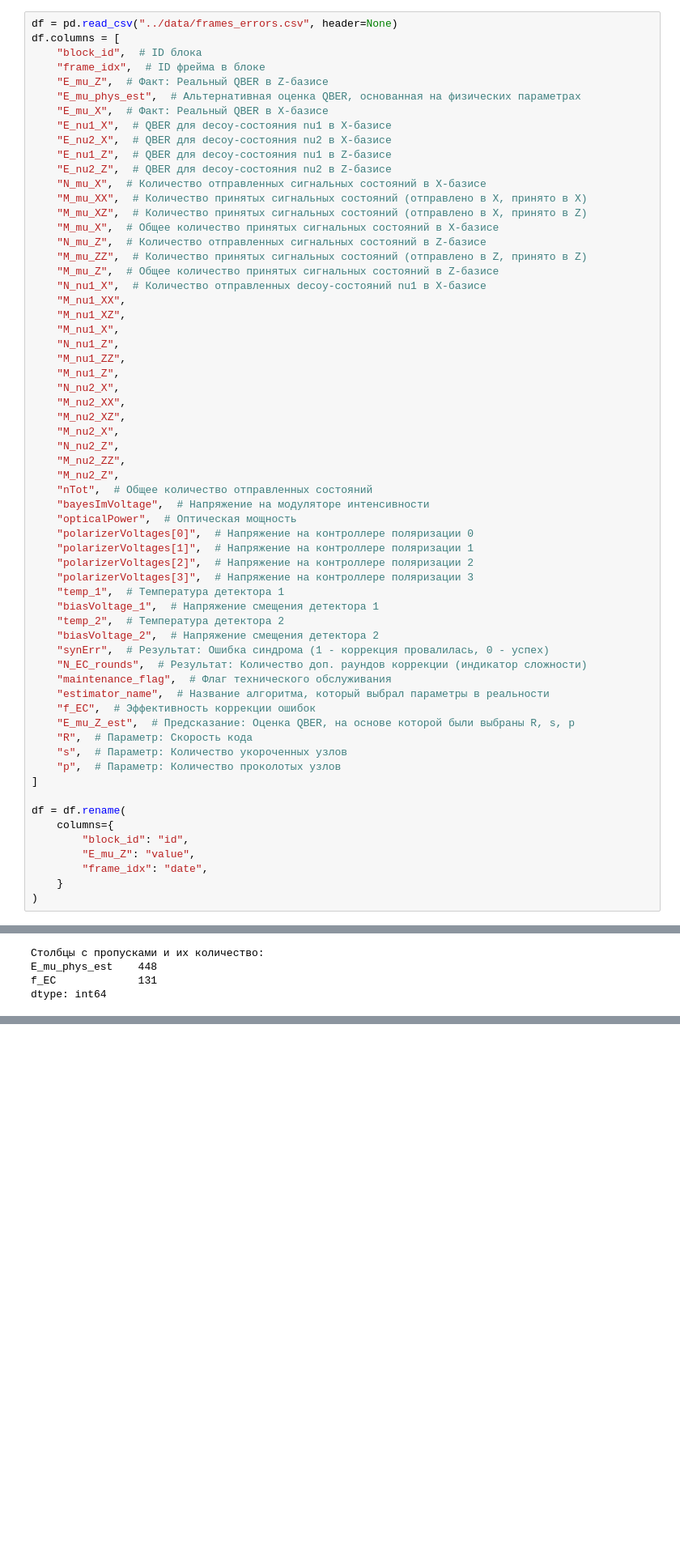
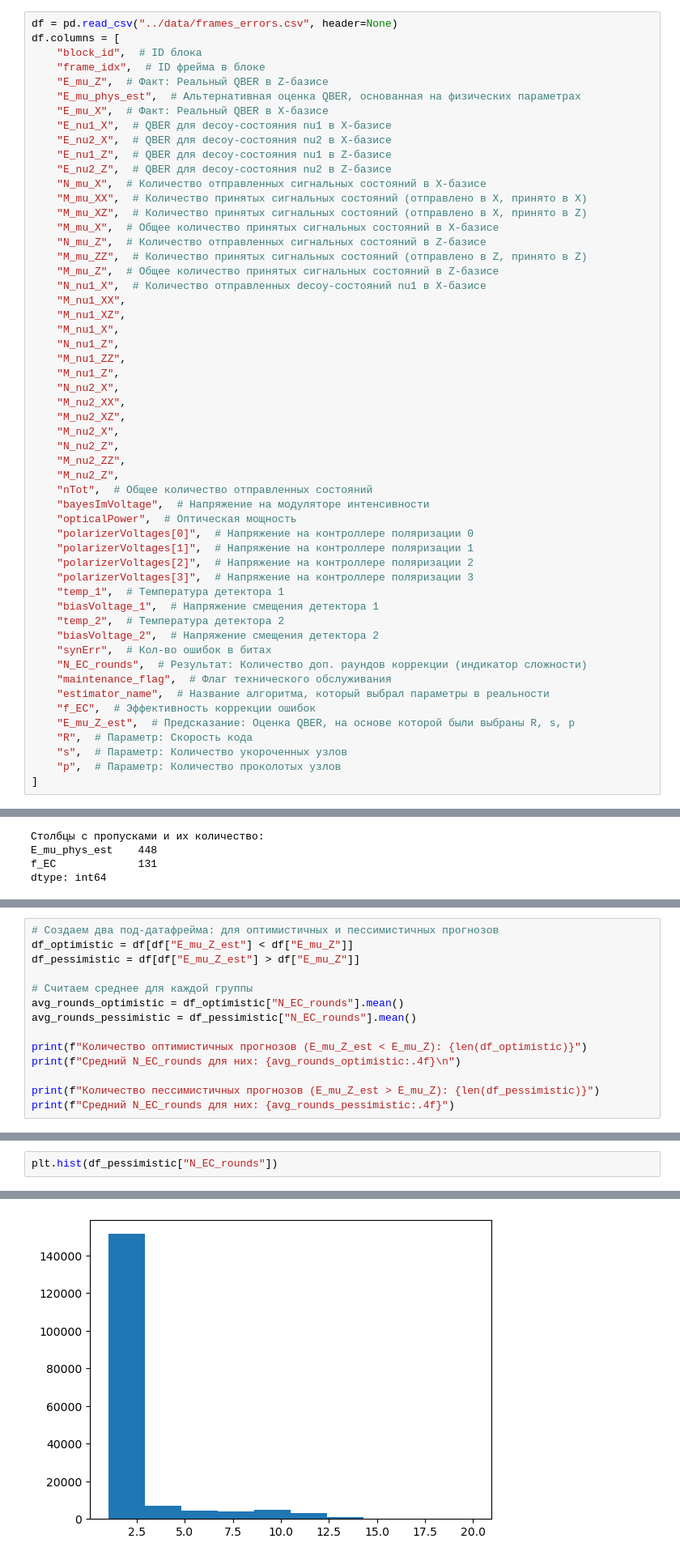
Before and after one commit to Yeetmq/AidaoPisinbl, a Jupyter notebook: yaroslav/test.ipynb, the cells around one changed output, grey strips where cells are left out. Shown at 81% size. Saved outputs shown, nothing was run; the diff lists cells and outputs as text; blank space fills up the shorter version.

```diff
--- a/yaroslav/test.ipynb
+++ b/yaroslav/test.ipynb
@@ -51,7 +51,7 @@ df.columns = [
     "biasVoltage_1",  # Напряжение смещения детектора 1
     "temp_2",  # Температура детектора 2
     "biasVoltage_2",  # Напряжение смещения детектора 2
-    "synErr",  # Результат: Ошибка синдрома (1 - коррекция провалилась, 0 - успех)
+    "synErr",  # Кол-во ошибок в битах
     "N_EC_rounds",  # Результат: Количество доп. раундов коррекции (индикатор сложности)
     "maintenance_flag",  # Флаг технического обслуживания
     "estimator_name",  # Название алгоритма, который выбрал параметры в реальности
@@ -61,14 +61,6 @@ df.columns = [
     "s",  # Параметр: Количество укороченных узлов
     "p",  # Параметр: Количество проколотых узлов
 ]
-
-df = df.rename(
-    columns={
-        "block_id": "id",
-        "E_mu_Z": "value",
-        "frame_idx": "date",
-    }
-)
 # %%
 missing_counts = df.isna().sum()
 columns_with_missing = missing_counts[missing_counts > 0]
@@ -97,0 +84,14 @@ Name: count, dtype: int64
+# %%
+# Создаем два под-датафрейма: для оптимистичных и пессимистичных прогнозов
+df_optimistic = df[df["E_mu_Z_est"] < df["E_mu_Z"]]
+df_pessimistic = df[df["E_mu_Z_est"] > df["E_mu_Z"]]
+
+# Считаем среднее для каждой группы
+avg_rounds_optimistic = df_optimistic["N_EC_rounds"].mean()
+avg_rounds_pessimistic = df_pessimistic["N_EC_rounds"].mean()
+
+print(f"Количество оптимистичных прогнозов (E_mu_Z_est < E_mu_Z): {len(df_optimistic)}")
+print(f"Средний N_EC_rounds для них: {avg_rounds_optimistic:.4f}\n")
+
+print(f"Количество пессимистичных прогнозов (E_mu_Z_est > E_mu_Z): {len(df_pessimistic)}")
+print(f"Средний N_EC_rounds для них: {avg_rounds_pessimistic:.4f}")
@@ -97,0 +120,3 @@ Name: count, dtype: int64
+# %%
+plt.hist(df_pessimistic["N_EC_rounds"])
+# %% [output]
@@ -98,3 +127,4 @@ Name: count, dtype: int64
+[figure, added]
 # %%
 original_id_order = pd.unique(df["id"])
 
```
Also changed, not shown: parts of 5 cells of this notebook.
